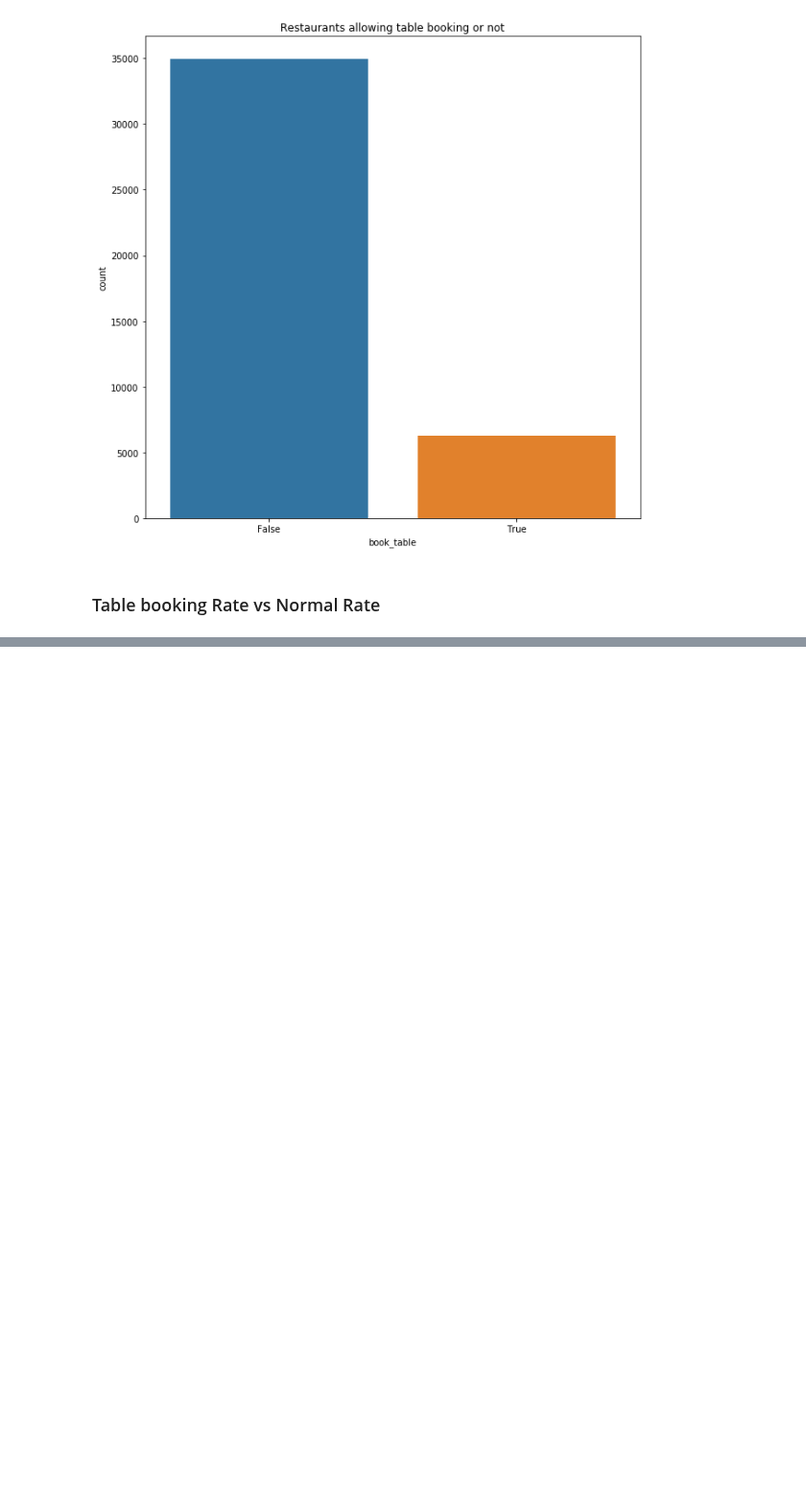
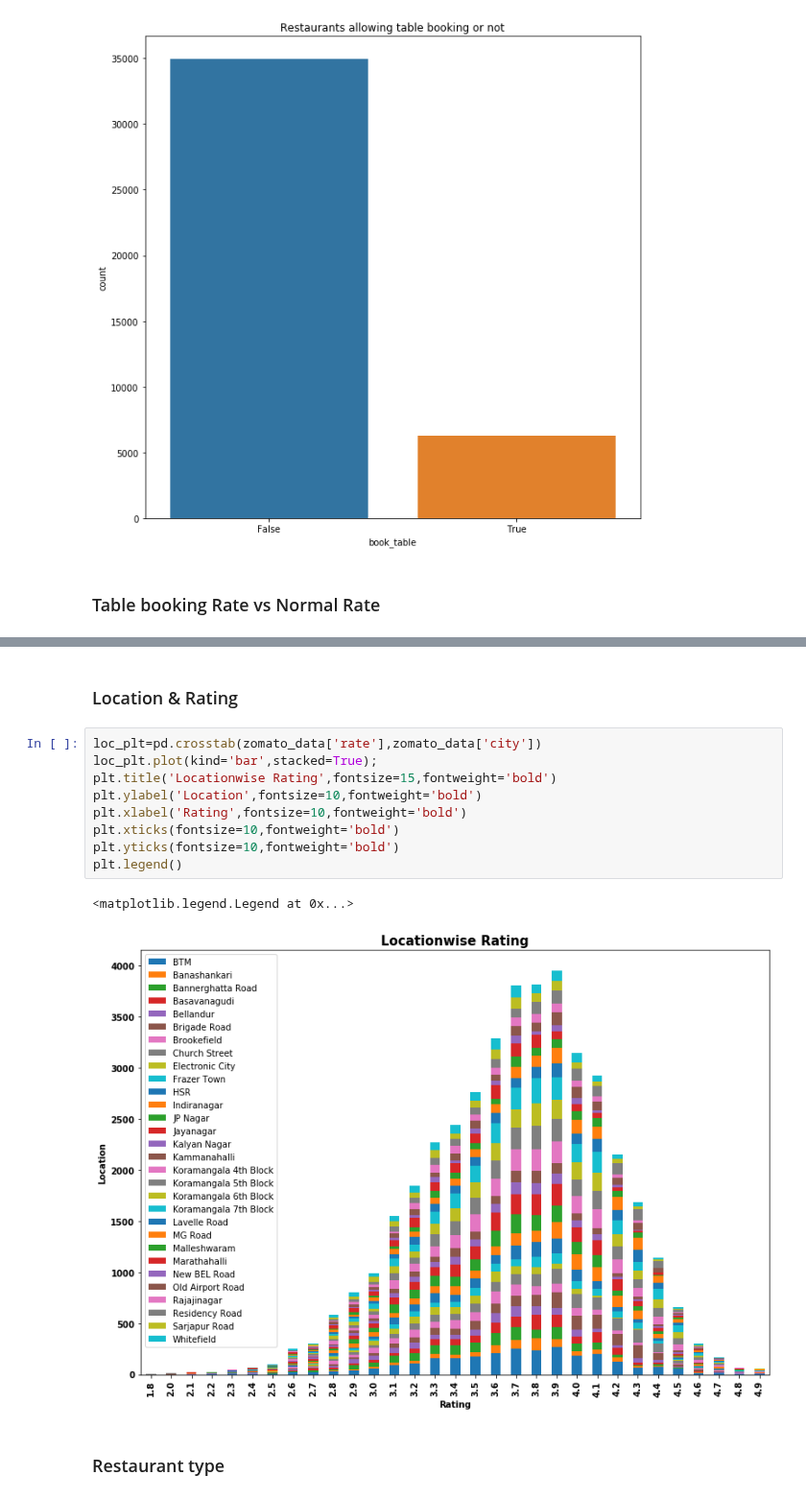
Before and after one commit to shreyanshsharma01/Exploratory-Data-Analysis-projects, a Jupyter notebook: Zomato_Restaurant_reviews_EDA.ipynb, the cells around one changed output, grey strips where cells are left out. Shown at 96% size. Drawn from its saved outputs; the diff is of its cells as text; blank space fills up the shorter version.

```diff
--- a/Zomato_Restaurant_reviews_EDA.ipynb
+++ b/Zomato_Restaurant_reviews_EDA.ipynb
@@ -403,0 +422,16 @@ pd.crosstab(zomato_data['rate'],zomato_data['book_table'])
+# %% [markdown]
+### Location & Rating
+# %%
+loc_plt=pd.crosstab(zomato_data['rate'],zomato_data['city'])
+loc_plt.plot(kind='bar',stacked=True);
+plt.title('Locationwise Rating',fontsize=15,fontweight='bold')
+plt.ylabel('Location',fontsize=10,fontweight='bold')
+plt.xlabel('Rating',fontsize=10,fontweight='bold')
+plt.xticks(fontsize=10,fontweight='bold')
+plt.yticks(fontsize=10,fontweight='bold')
+plt.legend()
+# %% [output]
+<matplotlib.legend.Legend at 0x...>
+[figure, added]
+# %% [markdown]
+### Restaurant type
```
Also changed, not shown: parts of 34 cells of this notebook.
